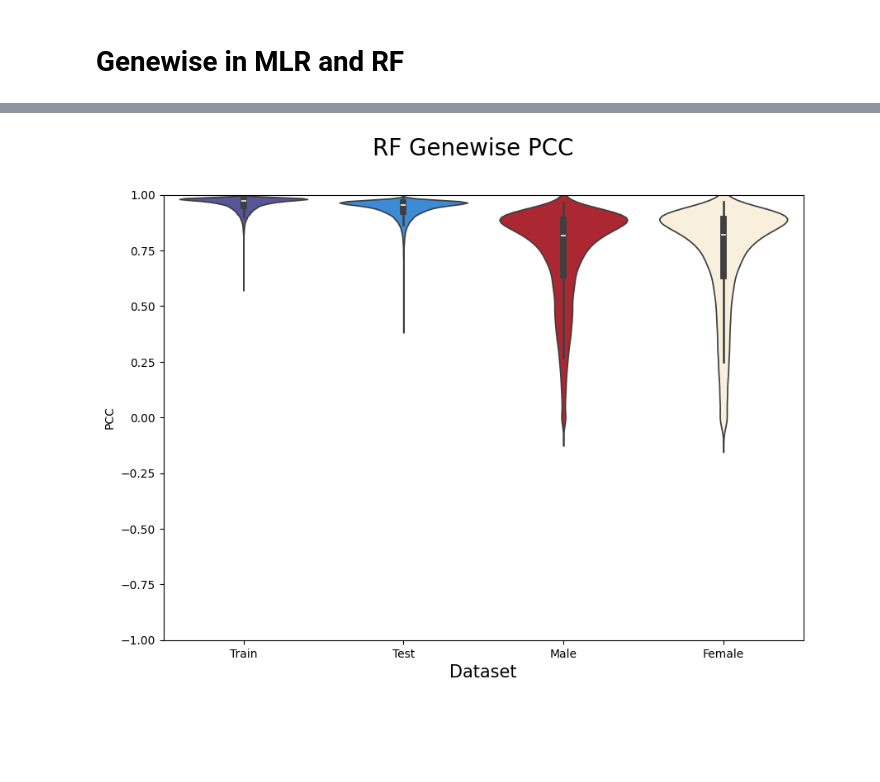
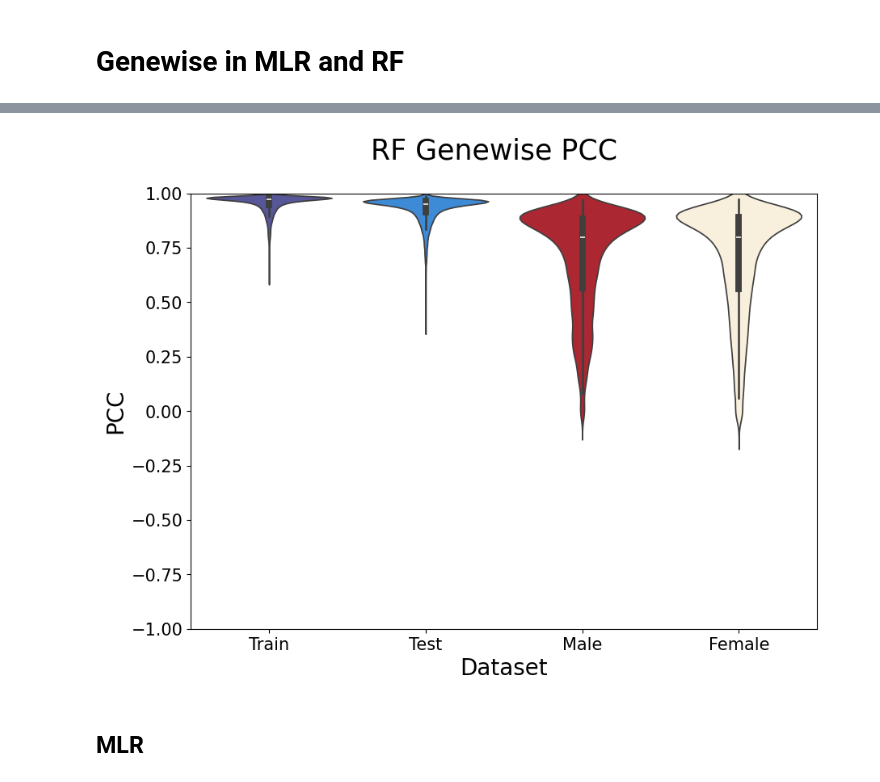
Before and after one commit to Alexander-Broadley/Zhang_lab_rotation, a Jupyter notebook: report_figures/accuracy_plots.ipynb, the cells around one changed output, grey strips where cells are left out. Saved outputs shown, nothing was run; the diff lists cells and outputs as text; code cells hidden in the pictures; blank space fills up the shorter version.

```diff
--- a/report_figures/accuracy_plots.ipynb
+++ b/report_figures/accuracy_plots.ipynb
@@ -52,12 +52,16 @@ def create_pearsons_violin(results_df, y_col, title, file_title, figure_root = '
         ax.set_ylabel('Spearmans Rank', fontsize = 20)
     elif y_col == 'PCC':
         ax.set_ylabel('PCC', fontsize = 20)
+    elif y_col == 'SPC':
+        ax.set_ylabel('SPC', fontsize = 20)
     ax.set_xlabel('Dataset', fontsize = 20)
 
     plt.ylim(plot_kwargs['ylim'])
 
     fig.suptitle(title, fontsize = 25)
 
+    ax.tick_params(axis='both', which='major', labelsize=15)
+
     plt.savefig(savepath, dpi = 300, bbox_inches = 'tight')
 # %%
 #define palette for train, test, male and female samples that will be used across the dataset
@@ -149,5 +153,5 @@ create_pearsons_violin(plot_frame_MF, y_col = 'PCC', title = 'Deep Learning Gene
 # %% [markdown]
 # Genewise in MLR and RF
 # %%
-RF_results = pd.read_csv('../RF_MLR/data/RF_regressor_results.csv', index_col = 0)
-RF_results.columns = ['Train', 'Test', 'Male', 'Female']
+RF_results = pd.read_csv('../RF_MLR/data/RF_regressor_results_norm.csv', index_col = 0)
+#RF_results.columns = ['Train', 'Test', 'Male', 'Female']
@@ -156,3 +163,8 @@ ValueError: Length mismatch: Expected axis has 8 elements, new values have 4 ele
+# %%
+RF_results_pearsons = RF_results[['train_PCC', 'test_PCC', 'male_PCC', 'female_PCC']]
+RF_results_pearsons.columns = ['Train', 'Test', 'Male', 'Female']
+RF_results_pearsons = RF_results_pearsons.melt()
+RF_results_pearsons.columns = ['dataset', 'PCC']
 # %%
 RF_results_to_plot = RF_results.melt()
 RF_results_to_plot.columns = ['dataset', 'PCC']
@@ -159,6 +175,8 @@ RF_results_to_plot.columns = ['dataset', 'PCC']
 # %%
-create_pearsons_violin(RF_results_to_plot, y_col = 'PCC', title = 'RF Genewise PCC', file_title = 'RF_genewise_PCC', palette = palette)
+create_pearsons_violin(RF_results_pearsons, y_col = 'PCC', title = 'RF Genewise PCC', file_title = 'RF_genewise_PCC', palette = palette)
 # %% [output]
-[figure, old version]
+[figure, new version]
+# %% [markdown]
+## MLR
 # %%
 MLR_results = pd.read_csv('../RF_MLR/data/MLR_regressor_results.csv', index_col = 0)
```
Also changed, not shown: parts of 14 cells of this notebook, 4 other files.
